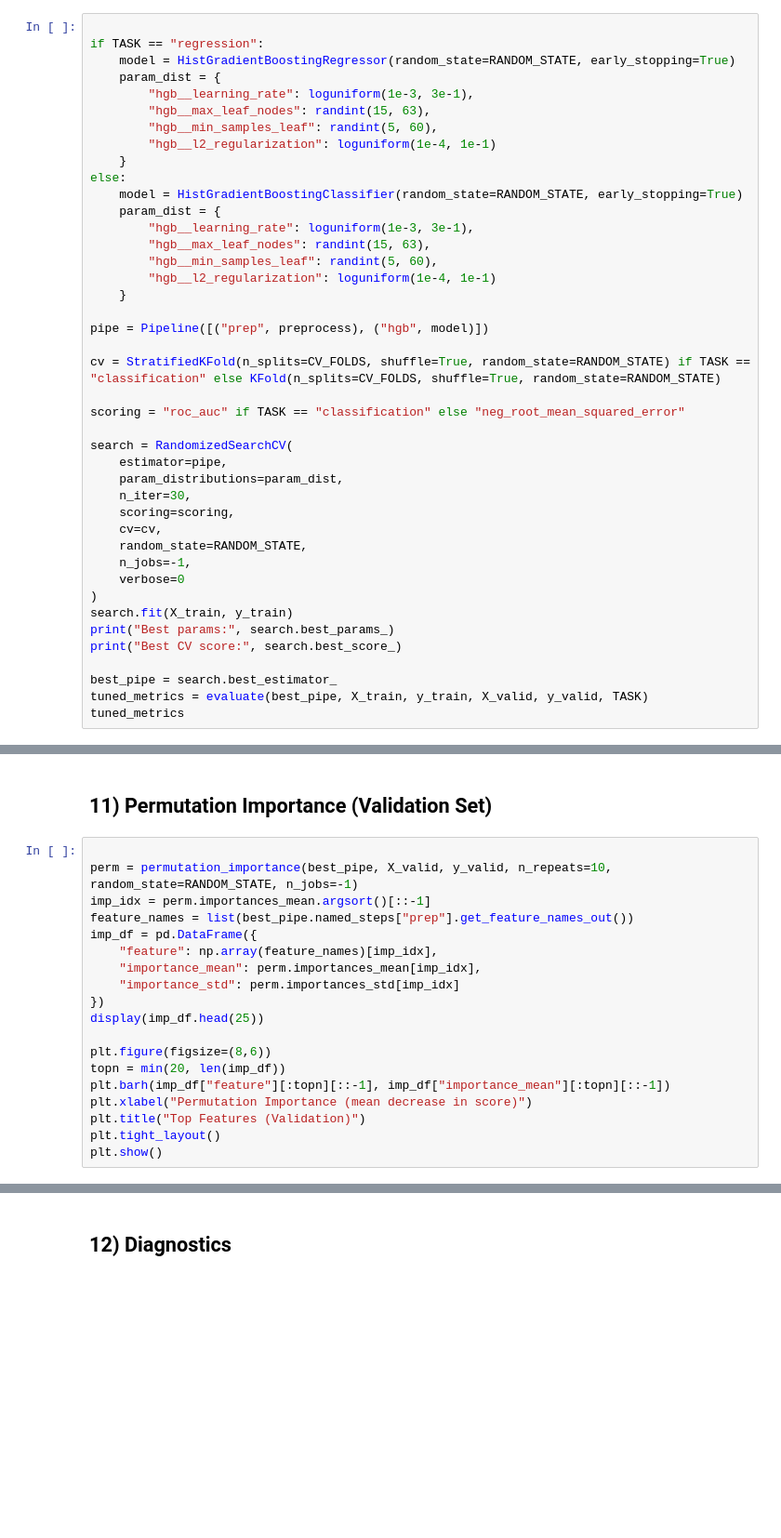
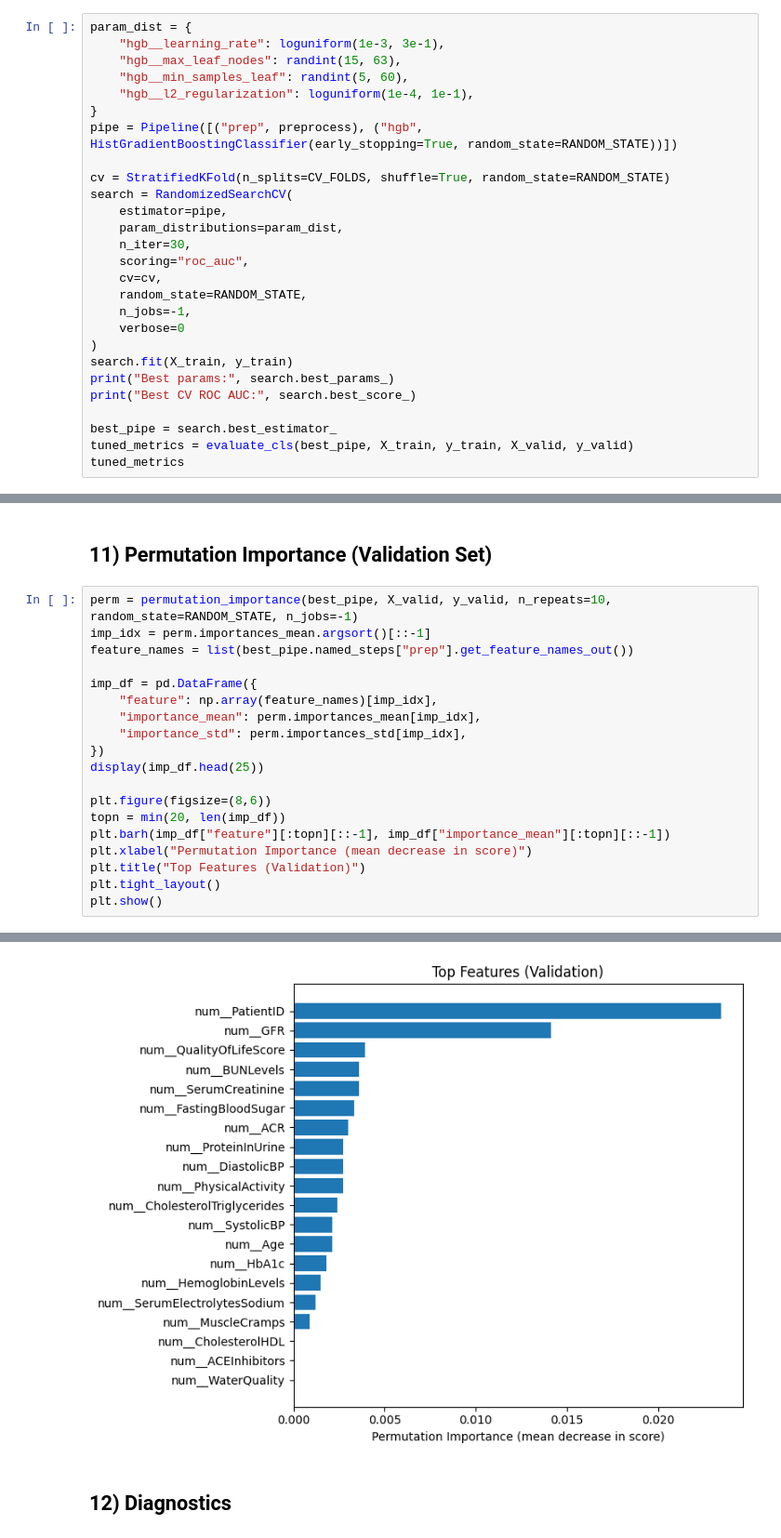
Before and after one commit to auwineza/OMDS-ModC-Week9-Uwineza-Annick, a Jupyter notebook: OMDS - ModC - Week9- Uwineza - Annick.ipynb, the cells around one changed output, grey strips where cells are left out. Shown: that part at 93% size. Saved outputs shown, nothing was run; the diff lists cells and outputs as text; blank space fills up the shorter version.

```diff
--- a/OMDS - ModC - Week9- Uwineza - Annick.ipynb
+++ b/OMDS - ModC - Week9- Uwineza - Annick.ipynb
@@ -306,33 +304,18 @@ metrics_hgb
 # %%
+param_dist = {
+    "hgb__learning_rate": loguniform(1e-3, 3e-1),
+    "hgb__max_leaf_nodes": randint(15, 63),
+    "hgb__min_samples_leaf": randint(5, 60),
+    "hgb__l2_regularization": loguniform(1e-4, 1e-1),
+}
+pipe = Pipeline([("prep", preprocess), ("hgb", HistGradientBoostingClassifier(early_stopping=True, random_state=RANDOM_STATE))])
 
-if TASK == "regression":
-    model = HistGradientBoostingRegressor(random_state=RANDOM_STATE, early_stopping=True)
-    param_dist = {
-        "hgb__learning_rate": loguniform(1e-3, 3e-1),
-        "hgb__max_leaf_nodes": randint(15, 63),
-        "hgb__min_samples_leaf": randint(5, 60),
-        "hgb__l2_regularization": loguniform(1e-4, 1e-1)
-    }
-else:
-    model = HistGradientBoostingClassifier(random_state=RANDOM_STATE, early_stopping=True)
-    param_dist = {
-        "hgb__learning_rate": loguniform(1e-3, 3e-1),
-        "hgb__max_leaf_nodes": randint(15, 63),
-        "hgb__min_samples_leaf": randint(5, 60),
-        "hgb__l2_regularization": loguniform(1e-4, 1e-1)
-    }
-
-pipe = Pipeline([("prep", preprocess), ("hgb", model)])
-
-cv = StratifiedKFold(n_splits=CV_FOLDS, shuffle=True, random_state=RANDOM_STATE) if TASK == "classification" else KFold(n_splits=CV_FOLDS, shuffle=True, random_state=RANDOM_STATE)
-
-scoring = "roc_auc" if TASK == "classification" else "neg_root_mean_squared_error"
-
+cv = StratifiedKFold(n_splits=CV_FOLDS, shuffle=True, random_state=RANDOM_STATE)
 search = RandomizedSearchCV(
     estimator=pipe,
     param_distributions=param_dist,
     n_iter=30,
-    scoring=scoring,
+    scoring="roc_auc",
     cv=cv,
     random_state=RANDOM_STATE,
     n_jobs=-1,
@@ -340,8 +323,8 @@ search = RandomizedSearchCV(
 )
 search.fit(X_train, y_train)
 print("Best params:", search.best_params_)
-print("Best CV score:", search.best_score_)
+print("Best CV ROC AUC:", search.best_score_)
 
 best_pipe = search.best_estimator_
-tuned_metrics = evaluate(best_pipe, X_train, y_train, X_valid, y_valid, TASK)
+tuned_metrics = evaluate_cls(best_pipe, X_train, y_train, X_valid, y_valid)
 tuned_metrics
@@ -348,14 +340,14 @@ tuned_metrics
 # %% [markdown]
 ## 11) Permutation Importance (Validation Set)
 # %%
-
 perm = permutation_importance(best_pipe, X_valid, y_valid, n_repeats=10, random_state=RANDOM_STATE, n_jobs=-1)
 imp_idx = perm.importances_mean.argsort()[::-1]
 feature_names = list(best_pipe.named_steps["prep"].get_feature_names_out())
+
 imp_df = pd.DataFrame({
     "feature": np.array(feature_names)[imp_idx],
     "importance_mean": perm.importances_mean[imp_idx],
-    "importance_std": perm.importances_std[imp_idx]
+    "importance_std": perm.importances_std[imp_idx],
 })
 display(imp_df.head(25))
 
@@ -366,3 +358,4 @@ plt.xlabel("Permutation Importance (mean decrease in score)")
 plt.title("Top Features (Validation)")
 plt.tight_layout()
 plt.show()
+# %% [output]
@@ -369,3 +379,4 @@ plt.show()
+[figure, added]
 # %% [markdown]
 ## 12) Diagnostics
 # %%
```
Also changed, not shown: parts of 33 cells of this notebook.
